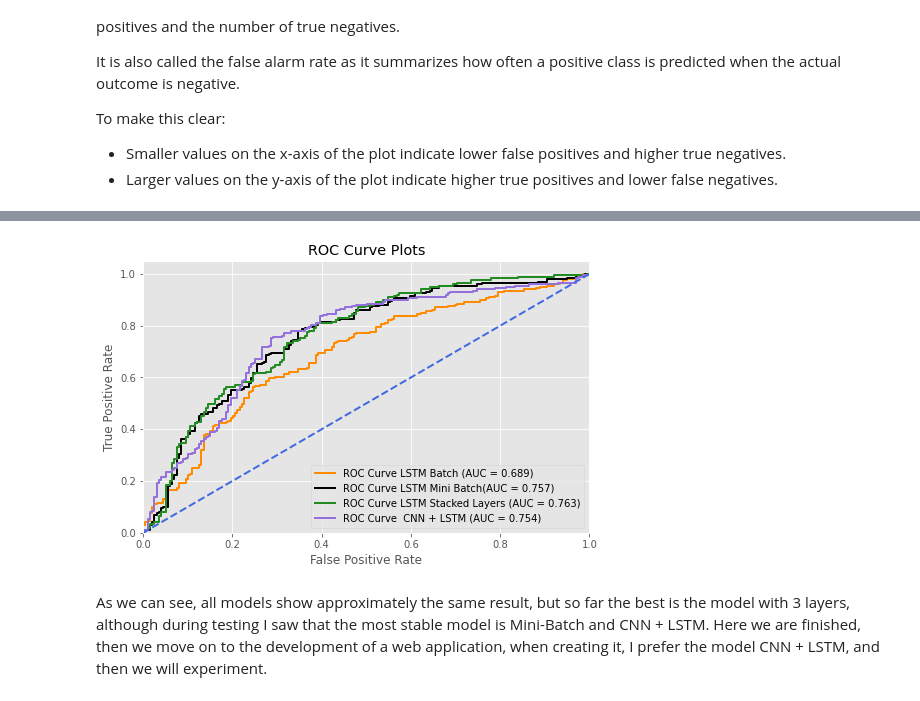
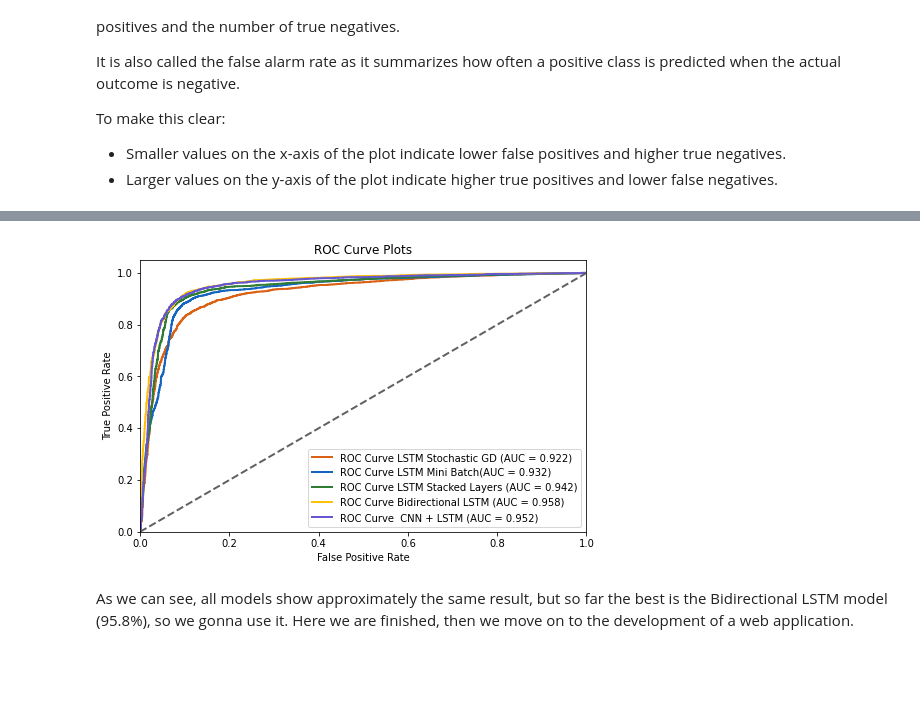
Before and after one commit to jackshendrikov/sensus, a Jupyter notebook: Part III - Training and Development of Different LSTM Models.ipynb, the cells around one changed output, grey strips where cells are left out. Drawn from its saved outputs; the diff is of its cells as text; code cells hidden in the pictures; blank space fills up the shorter version.

```diff
--- a/Part III - Training and Development of Different LSTM Models.ipynb
+++ b/Part III - Training and Development of Different LSTM Models.ipynb
@@ -483,9 +513,6 @@ Let's save our model:
 # %%
-model3L.save('LSTM-3L-Model.h5')  # save model
-del model3L  # delete existing model
-
 # returns a compiled model, identical to the previous one
-model3L = load_model('LSTM-3L-Model.h5')
+model3L = load_model('models/LSTM-3L-Model.h5')
 # %% [markdown]
 Let's check if everything is correct:
 # %%
@@ -496,3 +626,6 @@ model3L.evaluate(x_val, np.asarray(y_val), batch_size=n_batch)
+# %%
+# returns a compiled model, identical to the previous one
+model_Bi_LSTM = load_model('models/LSTM-Bi-Model.h5')
 # %% [markdown]
 <h2 align="center">CNN + LSTM</h2>
 
@@ -588,9 +727,6 @@ Let's save our model:
 # %%
-model_CNN_LSTM.save('LSTM-CNN-Model.h5')  # save model
-del model_CNN_LSTM  # delete existing model
-
 # returns a compiled model, identical to the previous one
-model_CNN_LSTM = load_model('LSTM-CNN-Model.h5')
+model_CNN_LSTM = load_model('models/LSTM-CNN-Model.h5')
 # %% [markdown]
 <h3 align="center">Testing</h3>
 # %% [markdown]
@@ -820,27 +962,29 @@ from sklearn.metrics import roc_curve, auc
 fprB, tprB, thresholdsB = metrics.roc_curve(y_test, model_batch.predict(x_test))
 fprMB, tprMB, thresholdsMB = metrics.roc_curve(y_test, model_mini.predict(x_test))
 fpr3L, tpr3L, thresholds3L = metrics.roc_curve(y_test, model3L.predict(x_test))
+fprBi, tprBi, thresholdsBi = metrics.roc_curve(y_test, model_Bi_LSTM.predict(x_test))
 fprCNN, tprCNN, thresholdsCNN = metrics.roc_curve(y_test, model_CNN_LSTM.predict(x_test))
 # %%
 linewidth = 2
 plt.figure(figsize=(8, 5))
 
-plt.plot(fprB, tprB, color='darkorange', lw=linewidth, label='ROC Curve LSTM Batch (AUC = %0.3f)' % auc(fprB, tprB))
-plt.plot(fprMB, tprMB, color='black', lw=linewidth, label='ROC Curve LSTM Mini Batch(AUC = %0.3f)' % auc(fprMB, tprMB))
-plt.plot(fpr3L, tpr3L, color='forestgreen', lw=linewidth, label='ROC Curve LSTM Stacked Layers (AUC = %0.3f)' % auc(fpr3L, tpr3L))
-plt.plot(fprCNN, tprCNN, color='mediumpurple', lw=linewidth, label='ROC Curve  CNN + LSTM (AUC = %0.3f)' % auc(fprCNN, tprCNN))
-plt.plot([0, 1], [0, 1], color='royalblue', lw=linewidth, linestyle='--')
+plt.plot(fprB, tprB, color='#db6114', lw=linewidth, label='ROC Curve LSTM Stochastic GD (AUC = %0.3f)' % auc(fprB, tprB))
+plt.plot(fprMB, tprMB, color='#1565c0', lw=linewidth, label='ROC Curve LSTM Mini Batch(AUC = %0.3f)' % auc(fprMB, tprMB))
+plt.plot(fpr3L, tpr3L, color='#2e7d32', lw=linewidth, label='ROC Curve LSTM Stacked Layers (AUC = %0.3f)' % auc(fpr3L, tpr3L))
+plt.plot(fprBi, tprBi, color='#ffc107', lw=linewidth, label='ROC Curve Bidirectional LSTM (AUC = %0.3f)' % auc(fprBi, tprBi))
+plt.plot(fprCNN, tprCNN, color='#6557d2', lw=linewidth, label='ROC Curve  CNN + LSTM (AUC = %0.3f)' % auc(fprCNN, tprCNN))
+plt.plot([0, 1], [0, 1], color='#616161', lw=linewidth, linestyle='--')
 
 plt.xlim([0.0, 1.0])
 plt.ylim([0.0, 1.05])
 
 plt.xlabel('False Positive Rate')
 plt.ylabel('True Positive Rate')
 plt.title('ROC Curve Plots')
 plt.legend(loc="lower right")
 
 plt.show()
 # %% [output]
-[figure, old version]
+[figure, new version]
 # %% [markdown]
-As we can see, all models show approximately the same result, but so far the best is the model with 3 layers, although during testing I saw that the most stable model is Mini-Batch and CNN + LSTM. Here we are finished, then we move on to the development of a web application, when creating it, I prefer the model CNN + LSTM, and then we will experiment.
+As we can see, all models show approximately the same result, but so far the best is the Bidirectional LSTM model (95.8%), so we gonna use it. Here we are finished, then we move on to the development of a web application.
```
Also changed, not shown: parts of 59 cells of this notebook, 17 other files.
